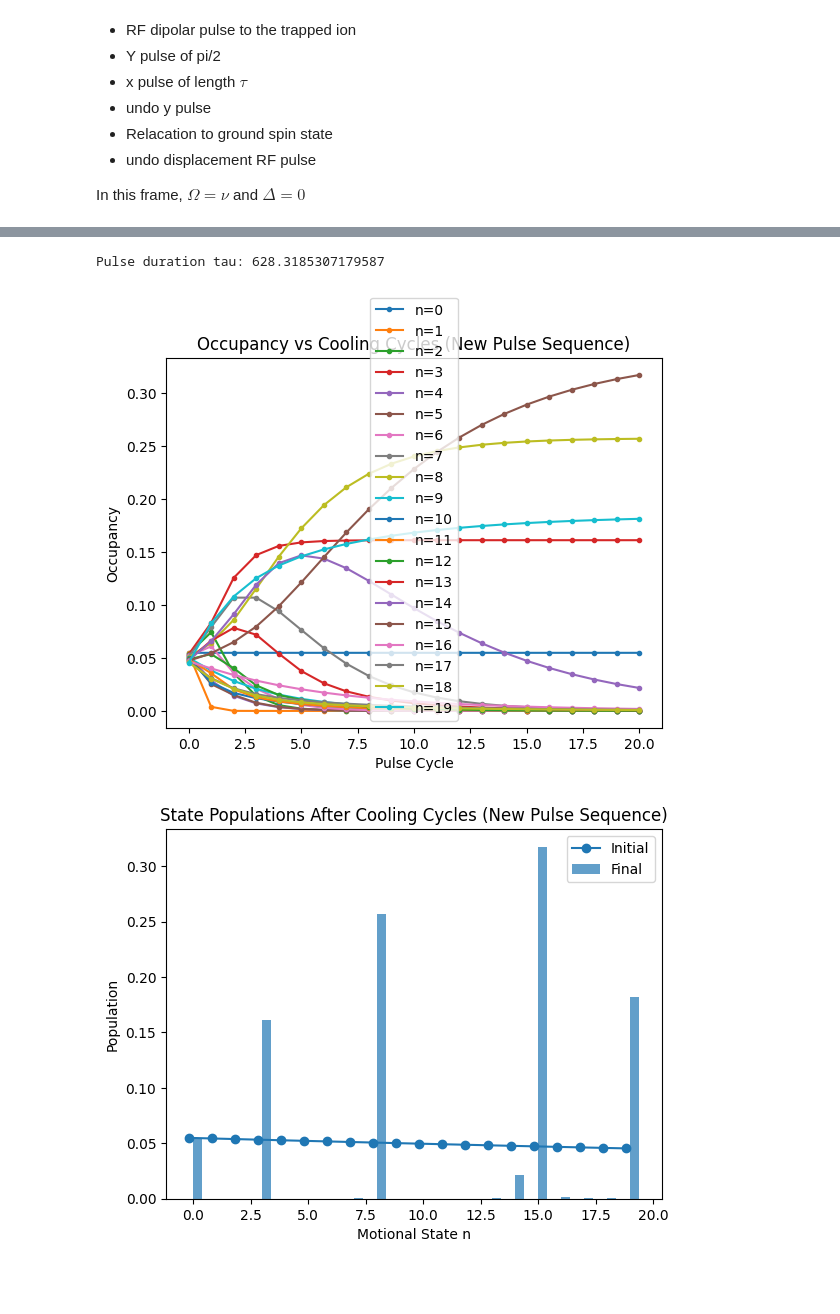
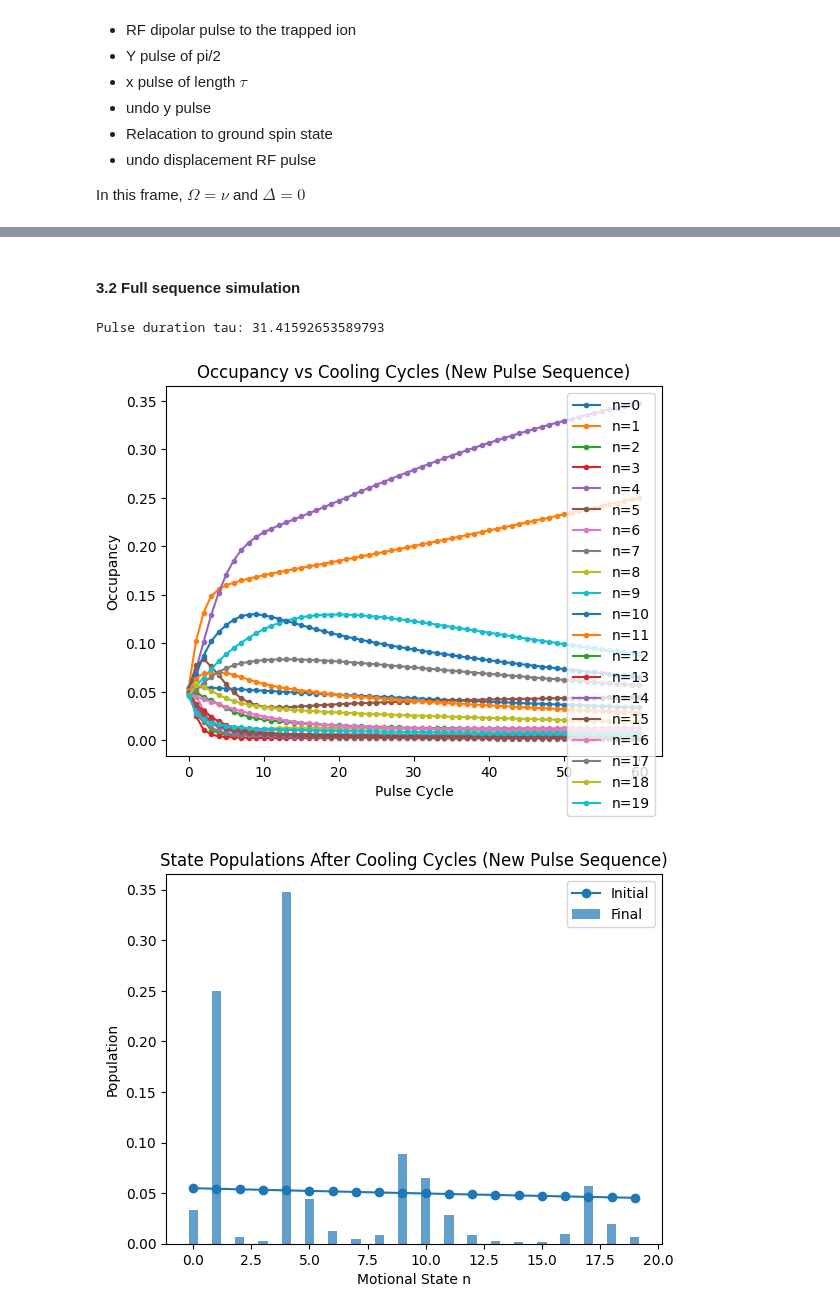
Before and after one commit to GonReina/QLearn, a Jupyter notebook: trapped_ions/Fock_mixtures_sim.ipynb, the cells around one changed output, grey strips where cells are left out. Saved outputs shown, nothing was run; the diff lists cells and outputs as text; code cells hidden in the pictures; blank space fills up the shorter version.

```diff
--- a/trapped_ions/Fock_mixtures_sim.ipynb
+++ b/trapped_ions/Fock_mixtures_sim.ipynb
@@ -307,3 +581,5 @@ In this frame, $\Omega = \nu$ and $\Delta = 0$
+# %% [markdown]
+#### 3.2 Full sequence simulation
 # %%
 import numpy as np
 import matplotlib.pyplot as plt
@@ -314,14 +590,13 @@ Delta = 0  # Detuning
 RF_strength = 1  # RF dipolar coupling strength
 nu = 1.0     # Motional frequency
 Omega = nu  # Rabi frequency
-Omega_y = 1*Omega  # Rabi frequency for Y pulse
-eta = 0.01    # Lamb-Dicke parameter
+Omega_y = 1000  # Rabi frequency for Y pulse
+eta = 0.2   # Lamb-Dicke parameter
 n_thermal = 1  # Average thermal phonon number
 n0 = 1
 gamma = 1000  # Spin relaxation
-beta = 0.01    # Inverse temperature
-kT = 1.0      # Boltzmann constant times temperature
-tau = 2 * np.pi / (eta * Omega * np.sqrt(n0))  # Pulse duration
+kT = 100      # Boltzmann constant times temperature
+tau =  2*np.pi / (eta * Omega * np.sqrt(n0))  # Pulse duration
 print(f"Pulse duration tau: {tau}")
 # Define operators
 N = 20  # Truncation for the Fock space
@@ -349,9 +624,17 @@ s_minus_full = tensor(s_minus, qeye(N))
 s_x_full = tensor(s_x, qeye(N))
 
 # Displaced Hamiltonian operator
-D_op = tensor(qeye(2), displace(N, 1j * eta))
+D_op = tensor(qeye(2), displace(N,1j*eta))
 
 """Hamiltonians for pulse and dissipation steps defined above."""
+
+# Full Hamiltonian (Eq. 1) – not directly used in the new sequence,
+## but kept for reference
+# H_pulse = 0.5 * Delta * s_z_full + nu * a_dag_full * a_full + \
+#           0.5 * Omega * (s_plus_full * D_op + s_minus_full * D_op.dag())
+
+# Keep for reference
+# H_pulse = nu * a_dag_full * a_full + 1j * 0.5 * eta * Omega * s_x_full * (a_full - a_dag_full)  + Omega/2 * s_z_full
 
 # Hamiltonian (Free evolution for Dissipation)
 H_diss = Delta * s_z_full / 2 + nu * a_dag_full * a_full
@@ -367,8 +650,9 @@ prop_rf = (L_rf * rf_duration).expm()
 prop_rf_undo = (-L_rf * rf_duration).expm()
 
 # 2) Y(π/2) pulse on the spin, same as H_pulse but with phase shift on the sigmas
-H_y = 0.5 * Delta * s_z_full + nu * a_dag_full * a_full + \
-          0.5 * Omega_y * (1j * s_plus_full * D_op - 1j * s_minus_full * D_op.dag())
+#H_y = 0.5 * Delta * s_z_full + nu * a_dag_full * a_full + \
+#          0.5 * Omega_y *(-1j * s_plus_full * D_op + 1j * s_minus_full * D_op.dag())
+H_y = 0.5 * Omega_y *s_y_full
 y_duration = np.pi / (2 *Omega_y)
 L_y = liouvillian(H_y, [])
 prop_y = (L_y * y_duration).expm()
@@ -378,8 +662,10 @@ prop_y_undo = (L_y_undo * y_duration).expm()
 
 
 # 3) X(τ) pulse on the spin, same as H_pulse but with different phase
-H_x = 0.5 * Delta * s_z_full + nu * a_dag_full * a_full + \
-          0.5 * Omega * (s_plus_full * D_op + s_minus_full * D_op.dag())
+#H_x = 0.5 * Delta * s_z_full + nu * a_dag_full * a_full + \
+#          0.5 * Omega * (s_plus_full * D_op + s_minus_full * D_op.dag())
+H_x = 0.5 * nu * s_x_full + nu * a_dag_full * a_full + \
+          0.5 * 1j * Omega * eta * s_z_full * (a_dag_full - a_full)
 L_x = liouvillian(H_x, [])
 prop_x = (L_x * tau).expm()
 
@@ -405,8 +691,9 @@ prop_diss = (L_diss * tg).expm()
 
 # Combined Propagator for one cooling cycle:
 ## RF dipolar pulse -> Y(π/2) -> X(τ) -> undo Y -> relaxation -> undo RF
-prop_cycle = prop_diss * prop_rf_undo * prop_y_undo * prop_x * prop_y * prop_rf
-# prop_cycle = prop_rf_undo * prop_diss * prop_y_undo * prop_x * prop_y * prop_rf
+#prop_cycle = prop_diss * prop_rf_undo * prop_y_undo * prop_x * prop_y * prop_rf
+#prop_cycle = prop_rf_undo * prop_diss * prop_y_undo * prop_x * prop_y * prop_rf
+prop_cycle = prop_diss * prop_y_undo * prop_x * prop_y
 
 # Test whether D_op.dag is equivalent to H_rf
 # L_D_op = liouvillian(D_op.dag(), [])
@@ -438,11 +725,11 @@ prop_cycle = prop_diss * prop_rf_undo * prop_y_undo * prop_x * prop_y * prop_rf
 
 
 # --- Simulation ---
-num_pulses = 20  # Number of cycles
+num_pulses = 60  # Number of cycles
 times_sim = np.arange(num_pulses + 1)  # Integer steps for cycles
 
 # Initial state: spin in ground, motion thermal
-thermal_state = (-beta * nu * a_dag * a / kT).expm()
+thermal_state = (- nu * a_dag * a / kT).expm()
 thermal_state = thermal_state / thermal_state.tr()
 ground_state = basis(2, 1)
 initial_state = tensor(ground_state * ground_state.dag(), thermal_state)
@@ -458,35 +745,35 @@ occupancies[0, :] = rho_mat.ptrace(1).diag().real
 # Evolve step-by-step under the new pulse sequence
 current_rho_vec = rho_vec
 for k in range(1, num_pulses + 1):
     current_rho_vec = prop_cycle * current_rho_vec
 
     # Store
     rho_mat = vector_to_operator(current_rho_vec)
     occupancies[k, :] = rho_mat.ptrace(1).diag().real
 
 
 # Plot the occupancy of all motional states over cycles
 plt.figure()
 for n in range(N):
     plt.plot(times_sim, occupancies[:, n], '.-', label=f'n={n}')
 plt.xlabel('Pulse Cycle')
 plt.ylabel('Occupancy')
 plt.title('Occupancy vs Cooling Cycles (New Pulse Sequence)')
 plt.legend()
 plt.show()
 
 # Bar plot
 p_motional_initial = occupancies[0, :]
 p_motional_final = occupancies[-1, :]
 plt.figure()
-plt.plot(np.arange(N) - 0.2, p_motional_initial, 'o-', label='Initial')
-plt.bar(np.arange(N) + 0.2, p_motional_final, width=0.4, label='Final', alpha=0.7)
+plt.plot(np.arange(N), p_motional_initial, 'o-', label='Initial')
+plt.bar(np.arange(N), p_motional_final, width=0.4, label='Final', alpha=0.7)
 plt.xlabel('Motional State n')
 plt.ylabel('Population')
 plt.title('State Populations After Cooling Cycles (New Pulse Sequence)')
 plt.legend()
 plt.show()
 # %% [output]
-Pulse duration tau: 628.3185307179587
+Pulse duration tau: 31.41592653589793
-[figure, old version]
+[figure, new version]
-[figure, old version]
+[figure, new version]
```
Also changed, not shown: parts of 17 cells of this notebook, 4 other files.
